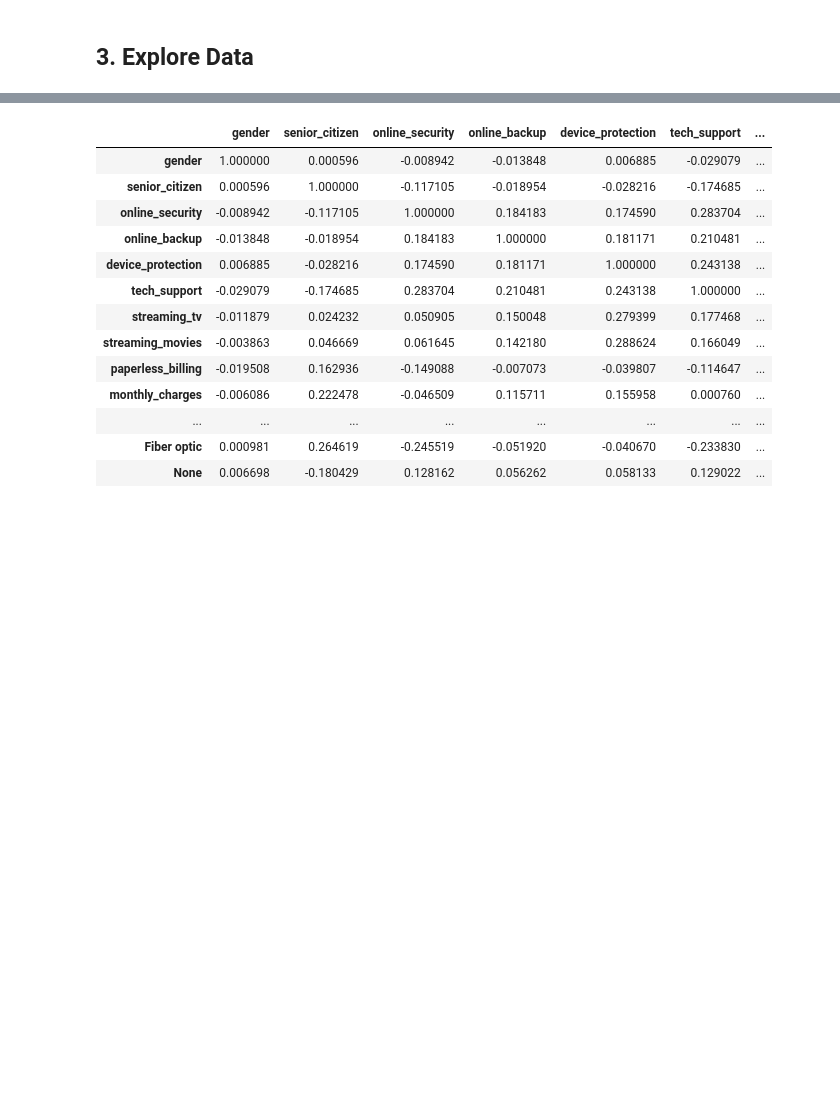
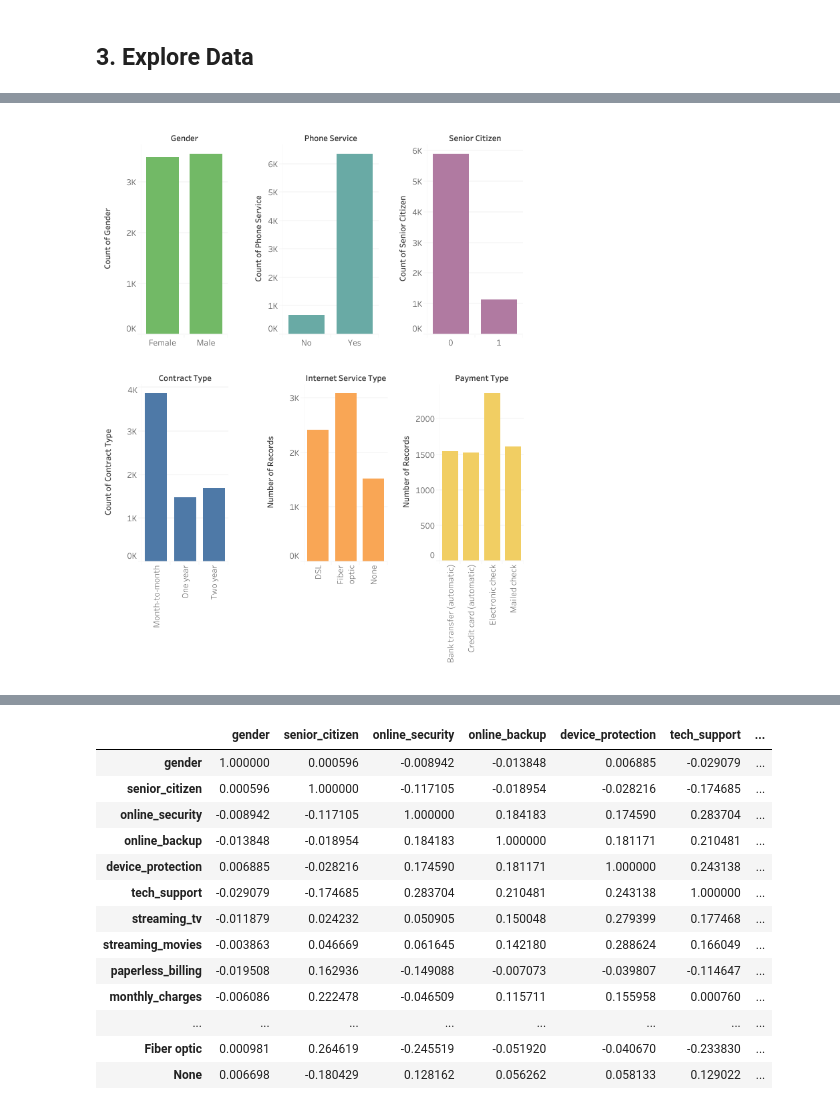
Before and after one commit to sonny-chase-nick-classification-project/telco_classification, a Jupyter notebook: Why_are_our_customers_churning.ipynb, the cells around one changed output, grey strips where cells are left out. Drawn from its saved outputs; the diff is of its cells as text; code cells hidden in the pictures; blank space fills up the shorter version.

```diff
--- a/Why_are_our_customers_churning.ipynb
+++ b/Why_are_our_customers_churning.ipynb
@@ -231,0 +240,8 @@ X_train.head()
+# %%
+# Some basic Tableau graph exploration
+# Wanted to see some of the totals for a few features against one another
+
+from IPython.display import Image
+Image(filename="img/tableau_exploration.png", width=800)
+# %% [output]
+[figure, added]
```
Also changed, not shown: parts of 2 cells of this notebook, 1 other file.
